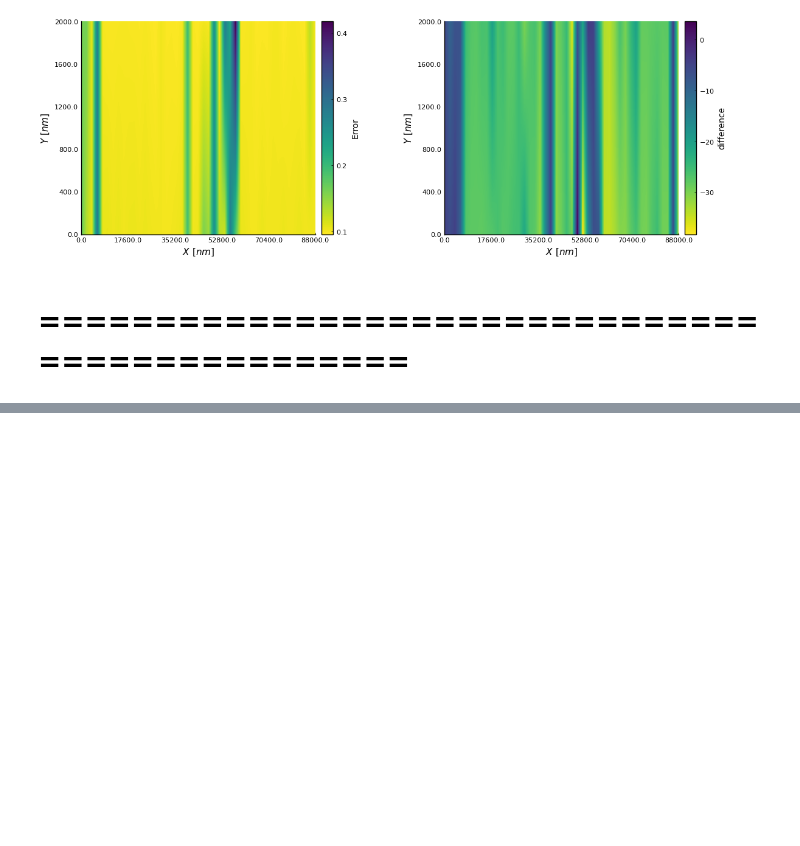
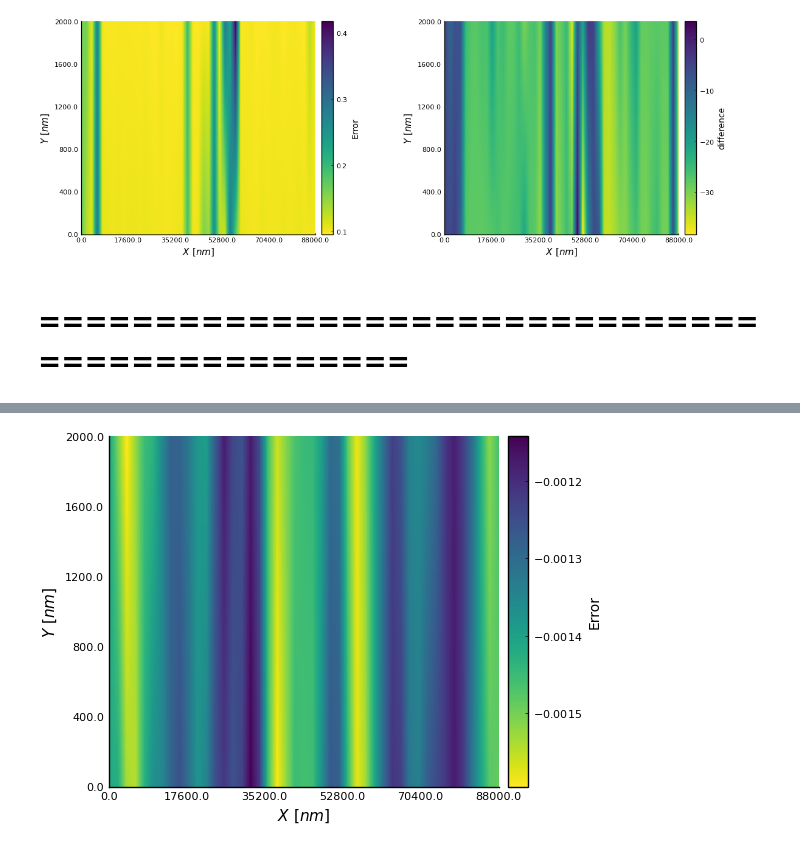
Before and after one commit to Gabmtzz/juDataNSOM, a Jupyter notebook: notebook/nsomdata.ipynb, the cells around one changed output, grey strips where cells are left out. Drawn from its saved outputs; the diff is of its cells as text; code cells hidden in the pictures; blank space fills up the shorter version.

```diff
--- a/notebook/nsomdata.ipynb
+++ b/notebook/nsomdata.ipynb
@@ -64,0 +58,4 @@ DataAnNSOM.PlotFilter(PSD,indices,nct)
+# %%
+DataAnNSOM.plotImag(mo,dy,datFiltr, "Error",5,fi)
+# %% [output]
+[figure, added]
```
Also changed, not shown: parts of 6 cells of this notebook, 1 other file.
